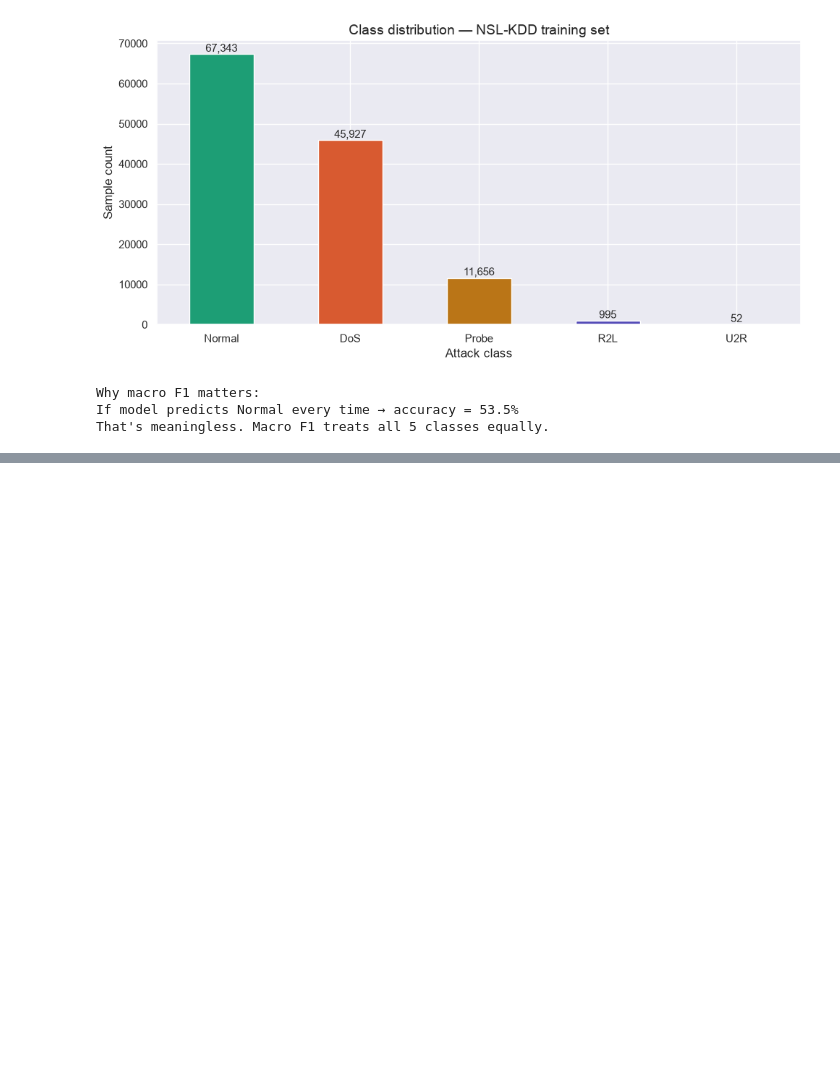
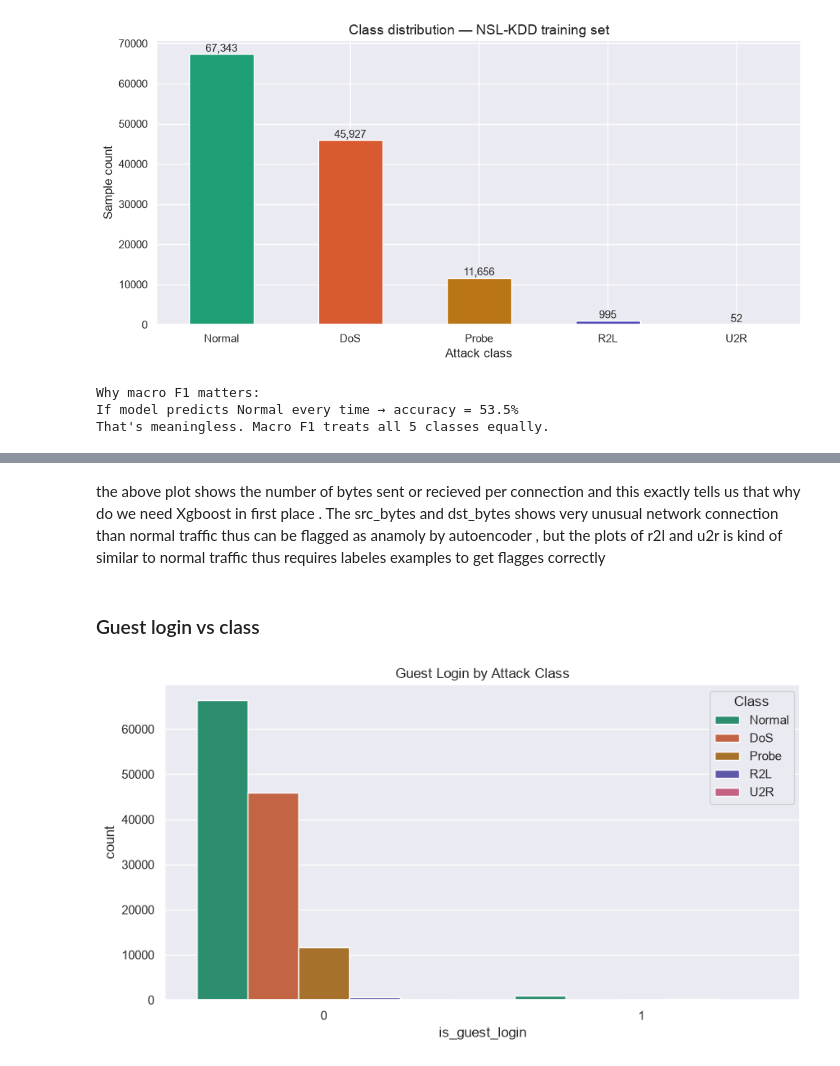
Before and after one commit to PrashantMeena001/Intrusion-Detection-System-, a Jupyter notebook: notebooks/eda.ipynb, the cells around one changed output, grey strips where cells are left out. Saved outputs shown, nothing was run; the diff lists cells and outputs as text; code cells hidden in the pictures; blank space fills up the shorter version.

```diff
--- a/notebooks/eda.ipynb
+++ b/notebooks/eda.ipynb
@@ -134,0 +192,13 @@ That's meaningless. Macro F1 treats all 5 classes equally.
+# %% [markdown]
+the above plot shows the number of bytes sent or recieved per connection and this exactly tells us that why do we need Xgboost in first place .
+The src_bytes and dst_bytes shows very unusual network connection than normal traffic thus can be flagged as anamoly by autoencoder , but the plots of r2l and u2r is kind of similar to normal traffic thus requires labeles examples to get flagges correctly
+# %% [markdown]
+###  Guest login vs class
+# %%
+plt.figure(figsize=(10, 5))
+sns.countplot(x='is_guest_login', hue='label', data=df, hue_order=order, palette=colors)
+plt.title('Guest Login by Attack Class')
+plt.legend(title='Class')
+plt.show()
+# %% [output]
+[figure, added]
```
Also changed, not shown: parts of 16 cells of this notebook, 8 other files.
